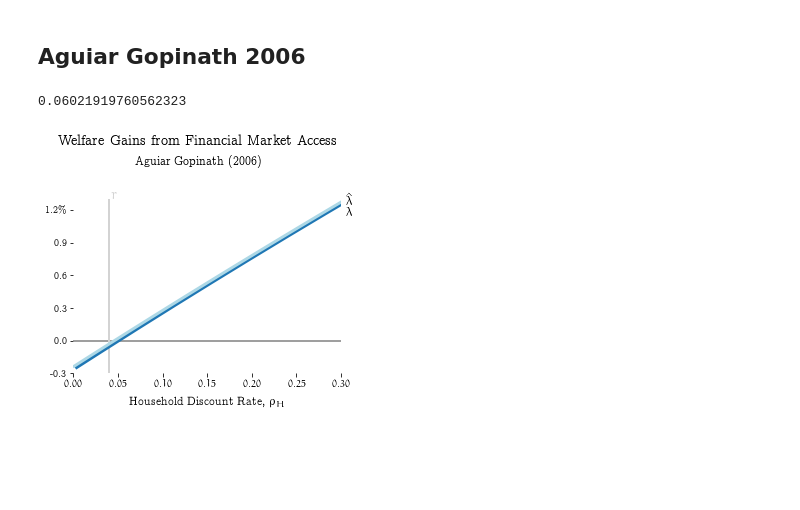
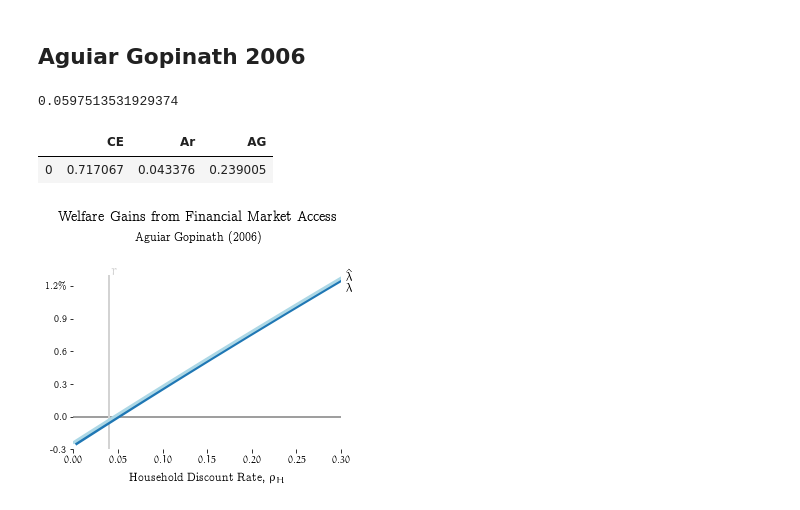
Before and after one commit to sfourakis/SovDebtWelfare, a Jupyter notebook: generate_figures.ipynb, the cells around one changed output. Drawn from its saved outputs; the diff is of its cells as text; code cells hidden in the pictures; blank space fills up the shorter version.

```diff
--- a/generate_figures.ipynb
+++ b/generate_figures.ipynb
@@ -32,7 +32,9 @@ CE2012_lambdaDDecomposition_file = os.path.join(*path_to_CSV,
 
 asset_limits_file = os.path.join(*path_to_CSV, "asset_over_Y_limit_ND.csv")
 
-debt_limits = - pd.read_csv(asset_limits_file, header=None, names=['CE', 'Ar', 'AG'])
+debt_limits = - pd.read_csv(asset_limits_file, header=None).transpose()
+
+debt_limits.columns = ['CE', 'Ar', 'AG']
 # %%
 from pylab import rcParams
 rcParams['figure.figsize'] = 0.8* 6, 0.8*4
@@ -202,7 +204,12 @@ bmaxAG06 = debt_limits['AG'].iloc[[-1]].values[0] / 4
 print(bmaxAG06)
 # correcting it to remove the coupon -- see paper
 # %% [output]
-0.06021919760562323
+0.0597513531929374
+# %%
+debt_limits
+# %% [output]
+|  | CE | Ar | AG |
+| 0 | 0.717067 | 0.043376 | 0.239005 |
 # %%
 figs['AG06'] = plt.figure()
 
```
Also changed, not shown: parts of 5 cells of this notebook, 9 other files.
